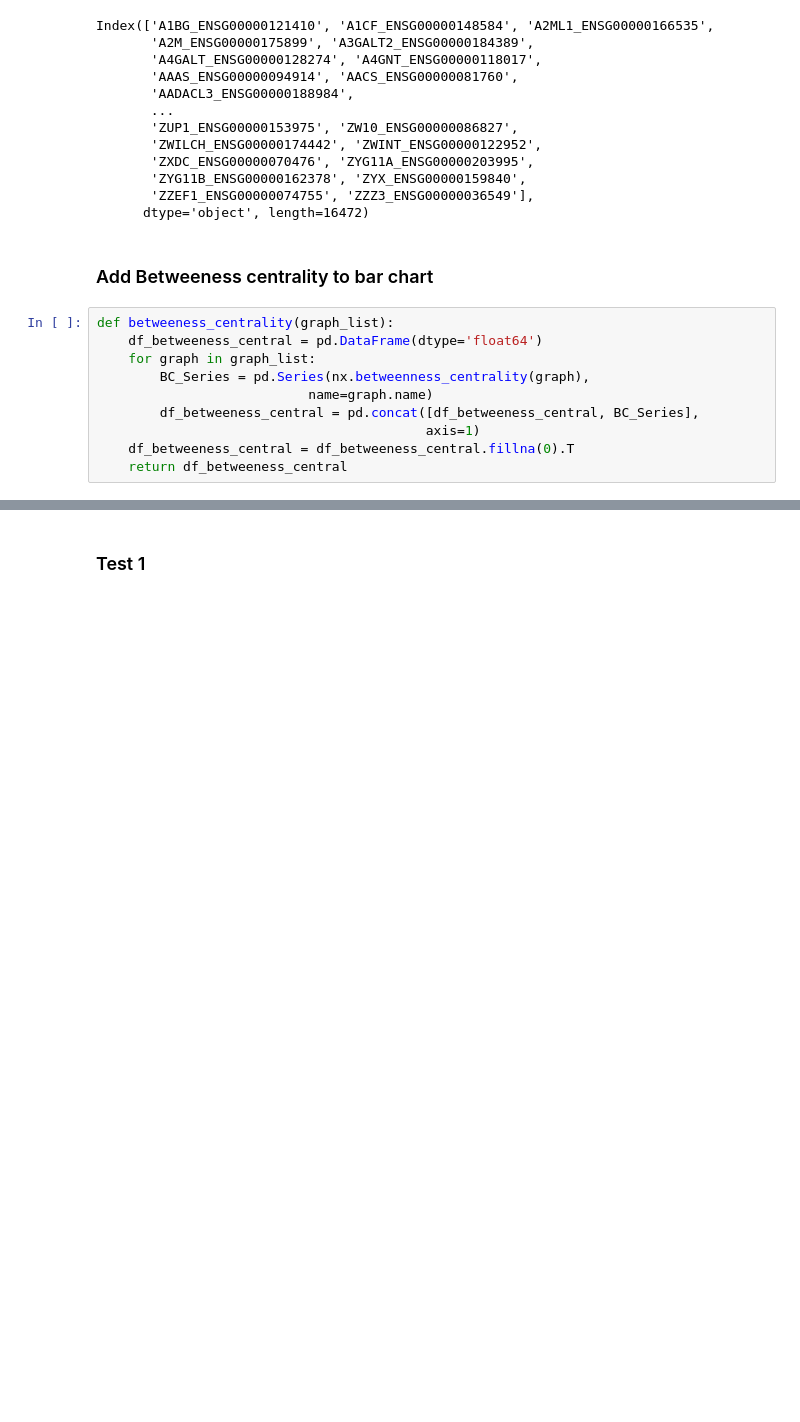
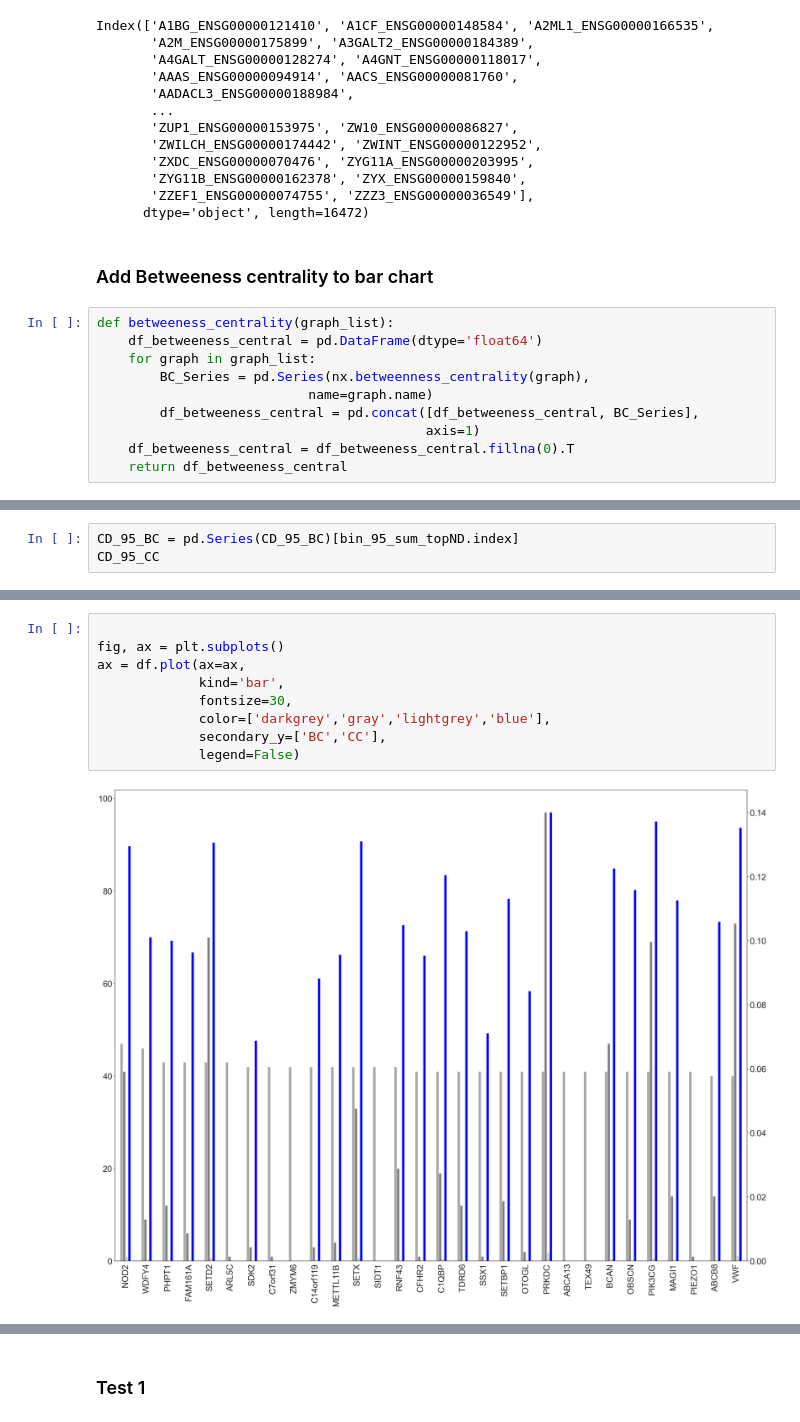
Before and after one commit to TomDoyleee/GenePy_Network_Integration, a Jupyter notebook: Results.ipynb, the cells around one changed output, grey strips where cells are left out. Cells and saved outputs as stored; diff of their text form; blank space fills up the shorter version.

```diff
--- a/Results.ipynb
+++ b/Results.ipynb
@@ -408,0 +530,3 @@ dtype: float64
+# %%
+CD_95_BC = pd.Series(CD_95_BC)[bin_95_sum_topND.index]
+CD_95_CC
@@ -408,0 +573,11 @@ dtype: float64
+# %%
+
+fig, ax = plt.subplots()
+ax = df.plot(ax=ax,
+             kind='bar',
+             fontsize=30,
+             color=['darkgrey','gray','lightgrey','blue'],
+             secondary_y=['BC','CC'],
+             legend=False)
+# %% [output]
+[figure, added]
```
Also changed, not shown: parts of 29 cells of this notebook.
